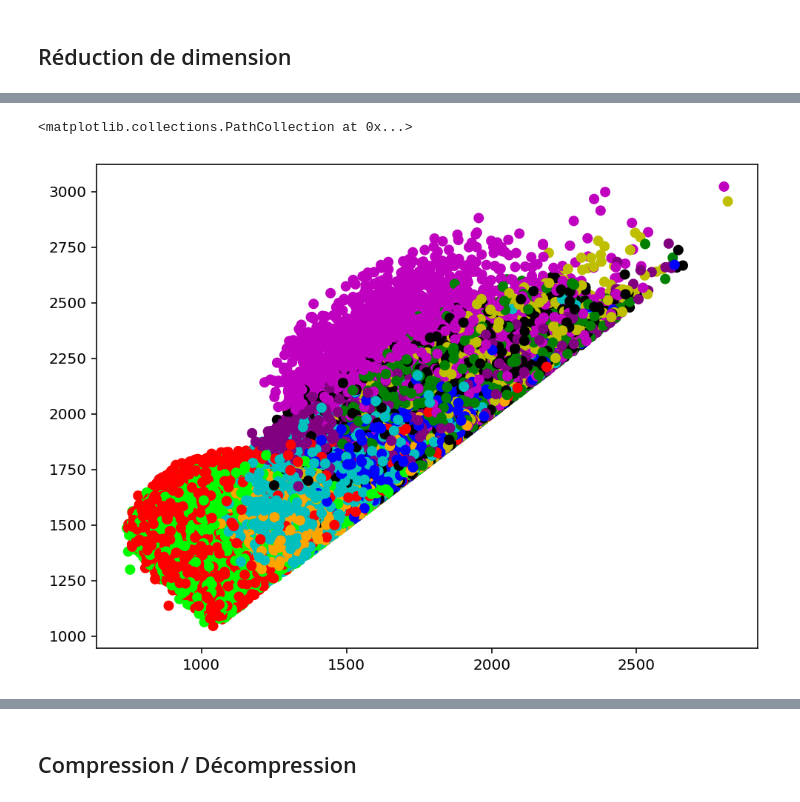
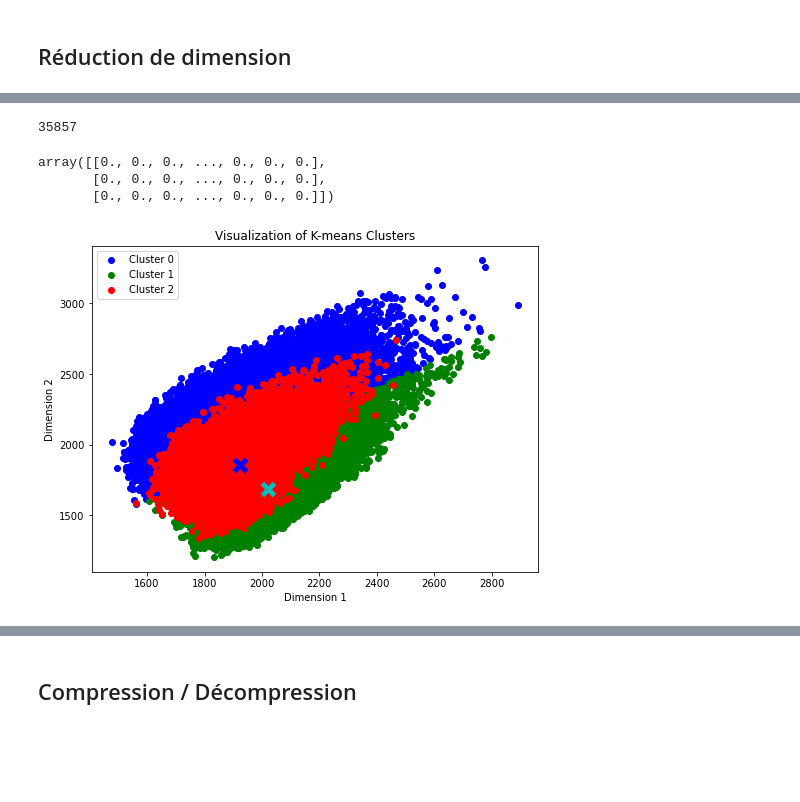
Before and after one commit to hakim-saghir/UnsupervisedML, a Jupyter notebook: kmeans.ipynb, the cells around one changed output, grey strips where cells are left out. Saved outputs shown, nothing was run; the diff lists cells and outputs as text; code cells hidden in the pictures; blank space fills up the shorter version.

Commit message:
add dataset and update kmeans

```diff
--- a/kmeans.ipynb
+++ b/kmeans.ipynb
@@ -71,7 +71,8 @@ def kmeans_star(data, k, max_iterations=100):
         print(f"Iteration {iteration + 1}: {iteration_time} seconds")
     return clusters, centers
 
-n_clusters = 10
+n_clusters = 3
+max_iterations=1000
 x_train_normalized = x_train.reshape(-1, 28*28).astype(float)
-clusters, centers = kmeans_star(x_train_normalized, n_clusters, max_iterations=10)
+clusters, centers = kmeans_star(x_train_normalized, n_clusters, max_iterations)
 # %% [output]
@@ -98,13 +98,11 @@ len(clusters)
 # %%
-import math
-
 distances = []
 for i, x in enumerate(x_train_normalized):
     shortest_dist = []
     for cluster_index in range(n_clusters):
-        distance = math.dist(centers[cluster_index], x)
+        # distance = math.dist(centers[cluster_index], x)
+        distance = np.linalg.norm(centers[cluster_index] - x)
         shortest_dist.append(distance)
-    shortest_dist = list(sorted(shortest_dist))[:2]
+    shortest_dist = list(shortest_dist)[:2]
     distances.append(shortest_dist)
 distances = np.array(distances)
-# * 255.0
@@ -121,8 +109,33 @@ array([[1701.66100837, 1879.74459424],
+# %%
+np.argmin(distances[:,0])
+# %% [output]
+35857
+# %%
+centers
+# %% [output]
+array([[0., 0., 0., ..., 0., 0., 0.],
+       [0., 0., 0., ..., 0., 0., 0.],
+       [0., 0., 0., ..., 0., 0., 0.]])
 # %%
 plt.figure(figsize=(8, 6))
 colors = ['b', 'g', 'r', 'c', 'm', 'y', 'k', 'purple', 'orange', 'lime']
+colors_centroid = ['r', 'c', 'b', 'g', 'm', 'y', 'k', 'purple', 'orange', 'lime']
 clusters_colors = [colors[i] for i in clusters]
-plt.scatter(distances[:, 0], distances[:, 1], c=clusters_colors, label=f'Cluster {i}')
+# plt.scatter(distances[:, 0], distances[:, 1], c=clusters_colors, label=f'Cluster {i}')
+
+for cluster_index in range(n_clusters):
+    cluster_points = distances[clusters == cluster_index]
+    centroid_x = cluster_points[:, 0].mean()
+    centroid_y = cluster_points[:, 1].mean()
+    plt.scatter(cluster_points[:, 0], cluster_points[:, 1], c=colors[cluster_index], label=f'Cluster {cluster_index}')
+    plt.scatter(centroid_x,centroid_y,marker = "x", s=150,linewidths = 5, zorder = 10, c=colors_centroid[cluster_index])
+
+
+
+plt.xlabel('Dimension 1')
+plt.ylabel('Dimension 2')
+plt.title('Visualization of K-means Clusters')
+plt.legend()
+plt.show()
 # %% [output]
-<matplotlib.collections.PathCollection at 0x...>
-[figure, old version]
+[figure, new version]
```
Also changed, not shown: parts of 16 cells of this notebook, 3 other files.
